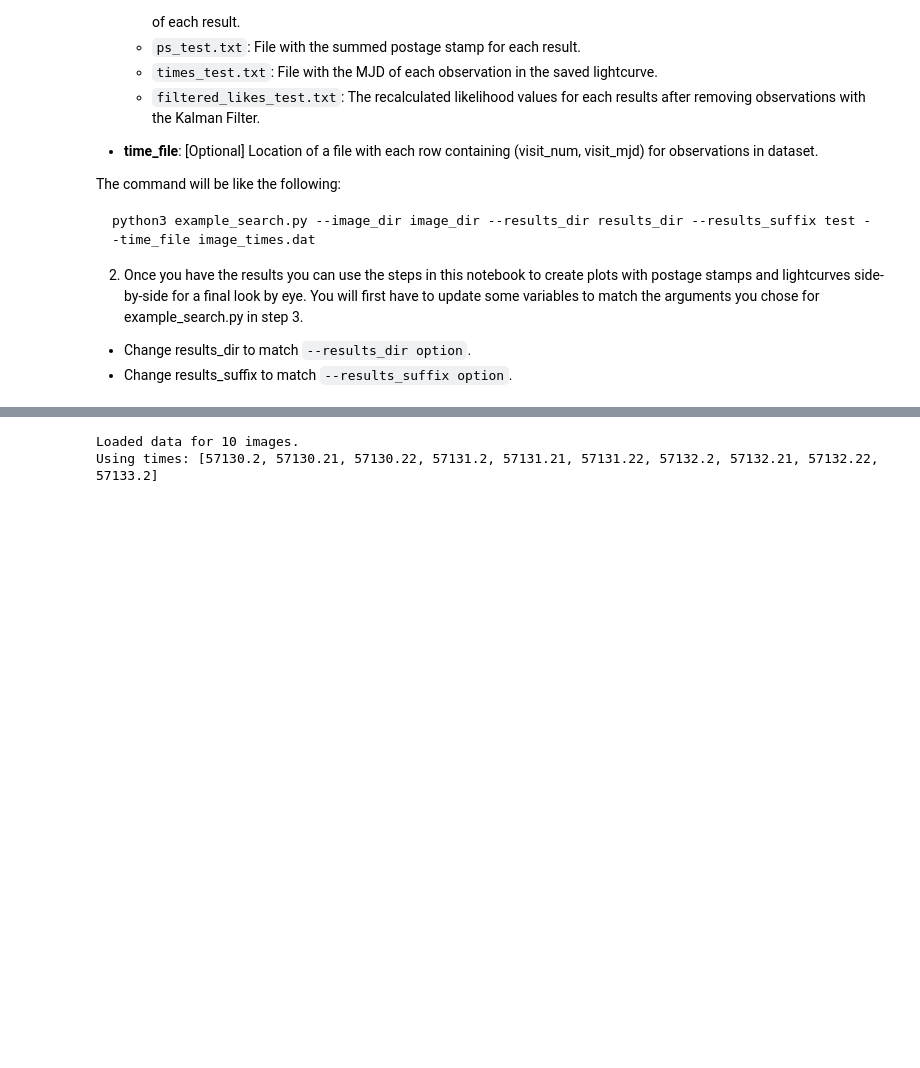
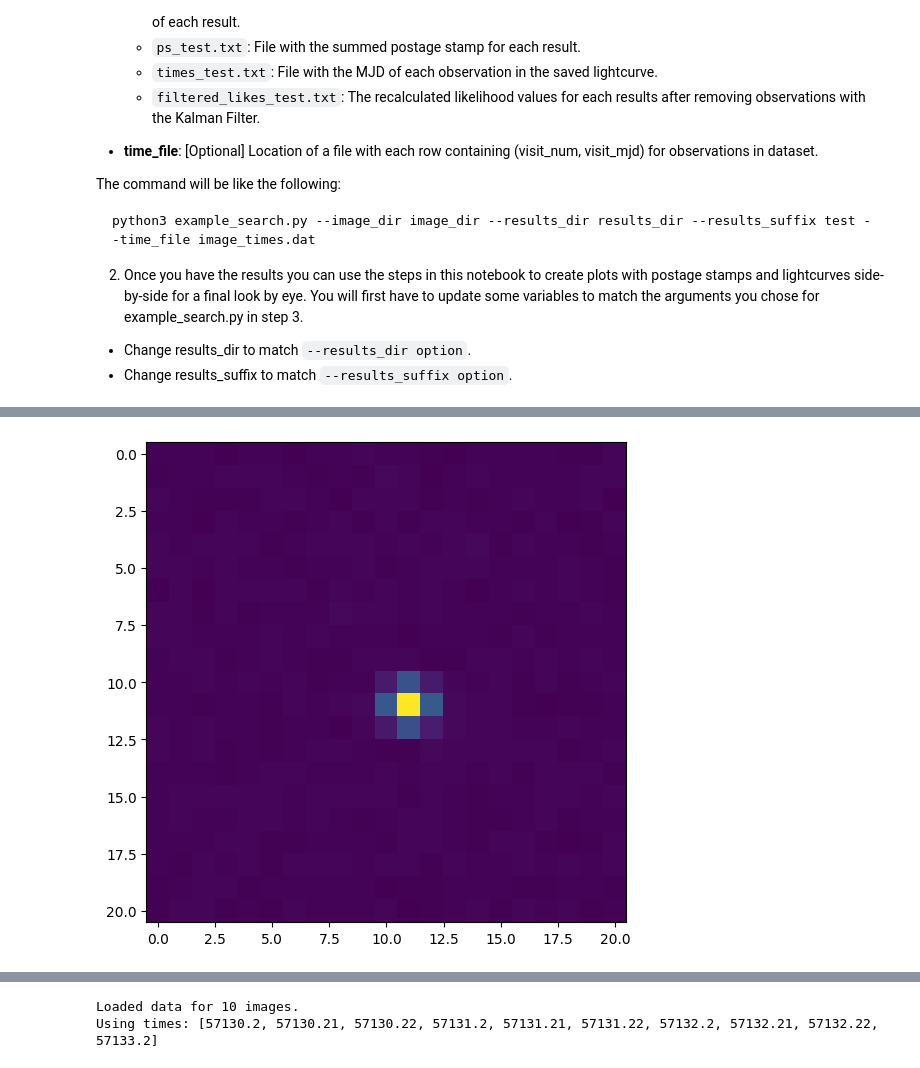
Before and after one commit to dirac-institute/kbmod, a Jupyter notebook: notebooks/kbmod_analysis_demo.ipynb, the cells around one changed output, grey strips where cells are left out. Saved outputs shown, nothing was run; the diff lists cells and outputs as text; code cells hidden in the pictures; blank space fills up the shorter version.

Commit message:
Cleanup visualization

```diff
--- a/notebooks/kbmod_analysis_demo.ipynb
+++ b/notebooks/kbmod_analysis_demo.ipynb
@@ -76,0 +49,5 @@ Center filtering keeps 1 out of 1 stamps.
+# %%
+results = load_result_list_from_files(results_dir, results_suffix)
+print(f"Loaded {results.num_results()} results.")
+
+row0 = results.results[0]
@@ -76,0 +62,4 @@ Center filtering keeps 1 out of 1 stamps.
+# %%
+ResultsVisualizer.plot_single_stamp(row0.stamp)
+# %% [output]
+[figure, added]
```
Also changed, not shown: parts of 25 cells of this notebook, 2 other files.
